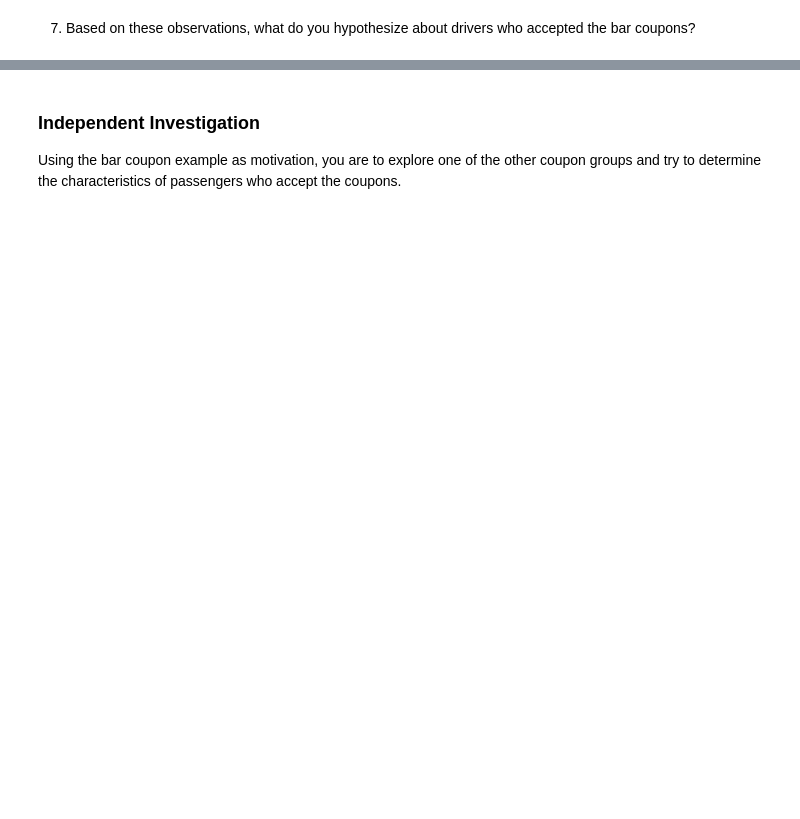
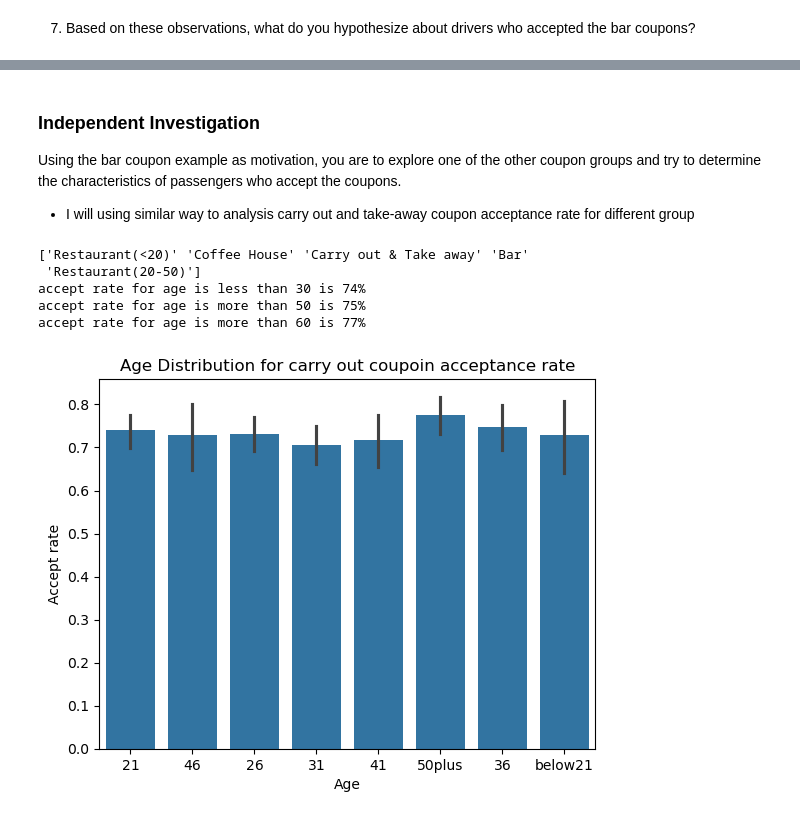
Before and after one commit to orczhu/zhu-ai-learning, a Jupyter notebook: module_1/prompt.ipynb, the cells around one changed output, grey strips where cells are left out. Saved outputs shown, nothing was run; the diff lists cells and outputs as text; code cells hidden in the pictures; blank space fills up the shorter version.

Commit message:
carry analysis start

```diff
--- a/module_1/prompt.ipynb
+++ b/module_1/prompt.ipynb
@@ -383,3 +393,43 @@ Therefore, bar coupon is targeting for frequent bar goers with less family relat
 ### Independent Investigation
 
 Using the bar coupon example as motivation, you are to explore one of the other coupon groups and try to determine the characteristics of passengers who accept the coupons.
+
+- I will using similar way to analysis carry out and take-away coupon acceptance rate for different group
+# %%
+# setup df for coupon is
+print(data['coupon'].unique())
+df_carry = data[data['coupon'] == 'Carry out & Take away'].copy()
+# First see accept rate for age is less than 30 and beyond
+age_mapping = {
+    'below21': 20,  # Map 'below21' to 20
+    '21': 21,
+    '26': 26,
+    '31': 31,
+    '36': 36,
+    '41': 41,
+    '46': 46,
+    '50plus': 51  # Assume '50plus' is mapped to 51
+}
+df_carry.loc[:,'age_numeric'] = df_carry['age'].map(age_mapping)
+df_carry_less_than_30 = df_carry[df_carry['age_numeric'] < 30]
+accept_rate_df_carry_less_than_30 = df_carry_less_than_30['Y'].mean() * 100
+df_carry_more_than_40 = df_carry[df_carry['age_numeric'] >= 40]
+df_carry_more_than_50 = df_carry[df_carry['age_numeric'] >= 50]
+accept_rate_df_carry_more_than_40 = df_carry_more_than_40['Y'].mean() * 100
+accept_rate_df_carry_more_than_50 = df_carry_more_than_50['Y'].mean() * 100
+print(f'accept rate for age is less than 30 is {accept_rate_df_carry_less_than_30:.0f}%')
+print(f'accept rate for age is more than 50 is {accept_rate_df_carry_more_than_40:.0f}%')
+print(f'accept rate for age is more than 60 is {accept_rate_df_carry_more_than_50:.0f}%')
+# bar plot x is age, y is count for accept the coupon
+sns.barplot(x='age', y = 'Y', data=df_carry)
+plt.xlabel('Age')
+plt.ylabel('Accept rate')
+plt.title('Age Distribution for carry out coupoin acceptance rate')
+plt.show()
+# %% [output]
+['Restaurant(<20)' 'Coffee House' 'Carry out & Take away' 'Bar'
+ 'Restaurant(20-50)']
+accept rate for age is less than 30 is 74%
+accept rate for age is more than 50 is 75%
+accept rate for age is more than 60 is 77%
+[figure, added]
```
Also changed, not shown: parts of 4 cells of this notebook.
